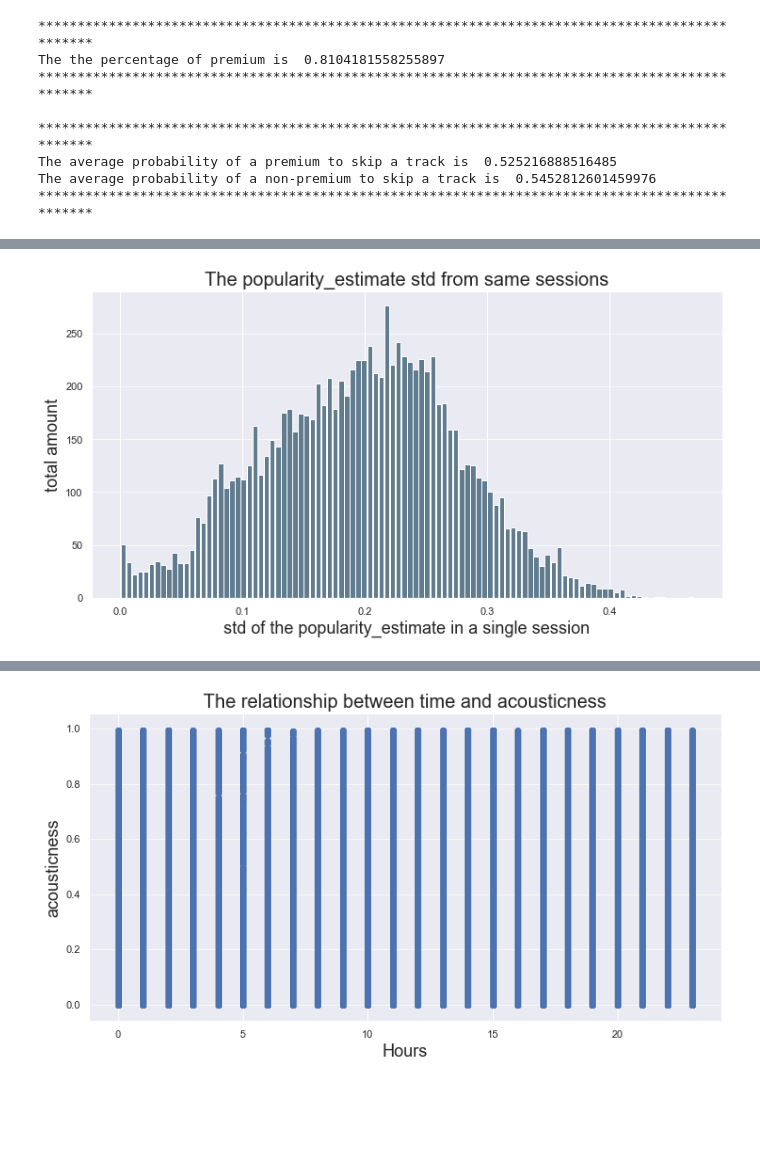
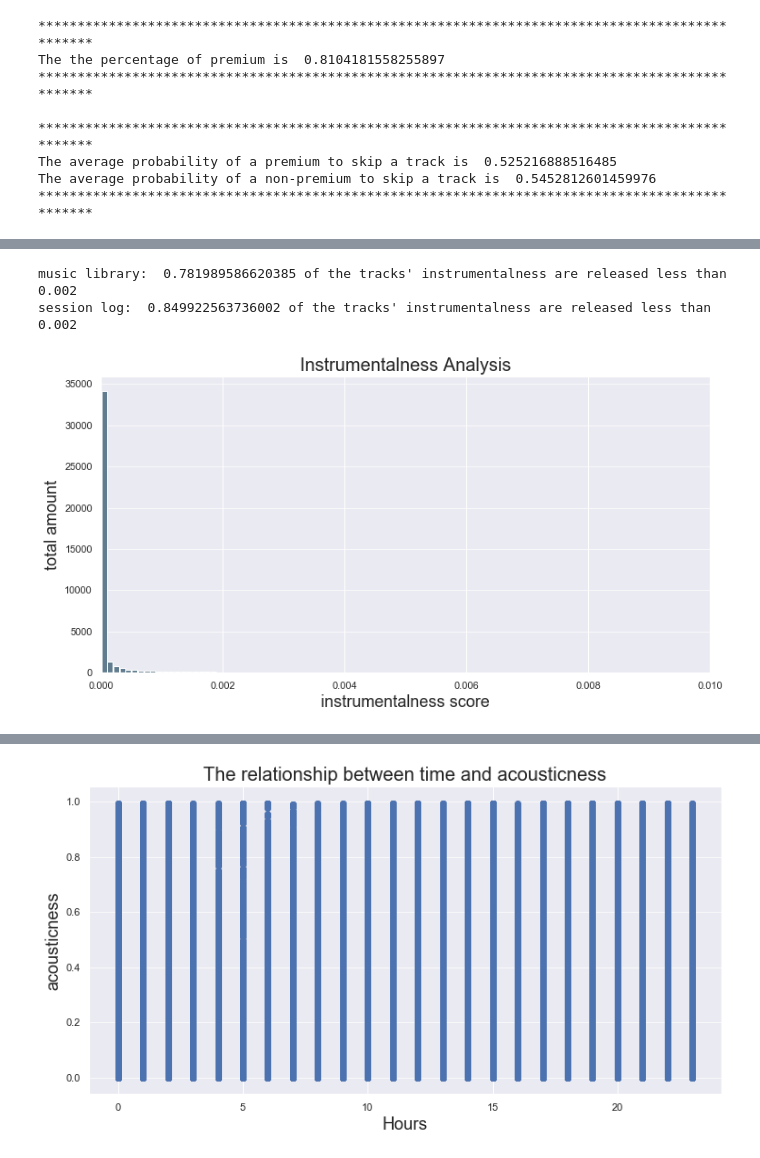
Before and after one commit to ucabqze/trellis-network-applied-to-music-sequences, a Jupyter notebook: EDA/EDA.ipynb, the cells around one changed output, grey strips where cells are left out. Drawn from its saved outputs; the diff is of its cells as text; code cells hidden in the pictures; blank space fills up the shorter version.

```diff
--- a/EDA/EDA.ipynb
+++ b/EDA/EDA.ipynb
@@ -324,15 +565,24 @@ plt.grid(axis='y', alpha=0.75)
+# %%
+x = (track_features["instrumentalness"]<=0.002).sum()/50704
+print('music library: ',x, "of the tracks' instrumentalness are released less than 0.002")
+
+# sampling for machine learning algorithm
+x = (sessions_new["instrumentalness"]<=0.002).sum()/sessions_new.shape[0]
+print('session log: ', x, "of the tracks' instrumentalness are released less than 0.002")
+# %% [output]
+music library:  0.781989586620385 of the tracks' instrumentalness are released less than 0.002
+session log:  0.849922563736002 of the tracks' instrumentalness are released less than 0.002
 # %%
-# the music style analysis 2
-
-grouped_p = sessions_new['acousticness'].groupby(sessions_new['session_id'])
-std_p = grouped_p.std()
-
 plt.figure(figsize=(12,6))
 sns.set(color_codes=True)
-std_p.plot.hist(grid=True, bins=100, rwidth=0.9, color='#607c8e')
-plt.title('The popularity_estimate std from same sessions',fontsize = 20)
-plt.xlabel('std of the popularity_estimate in a single session', fontsize = 18)
+track_features['instrumentalness'].plot.hist(grid=True, bins=10000, rwidth=0.9, color='#607c8e')
+
+plt.xlim((0, 0.01))
+plt.title('Instrumentalness Analysis',fontsize = 20)
+plt.xlabel('instrumentalness score', fontsize = 18)
 plt.ylabel('total amount', fontsize = 18)
 plt.grid(axis='y', alpha=0.75)
+
+plt.savefig(os.path.join('figures/tracks_features', 'tf_1_instrumentalness_distributions.png'), format='png', dpi=300)
 # %% [output]
-[figure, old version]
+[figure, new version]
```
Also changed, not shown: parts of 27 cells of this notebook.
